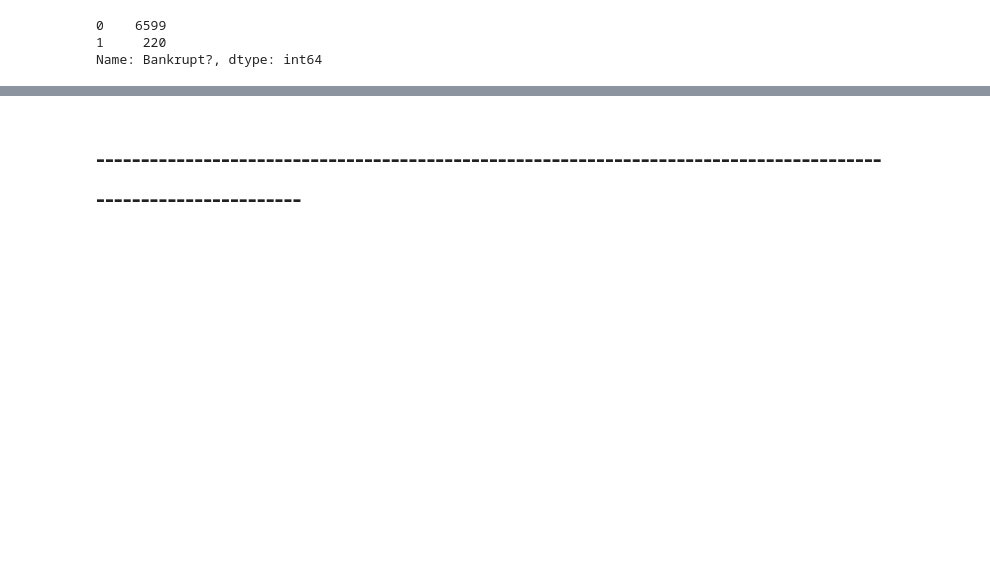
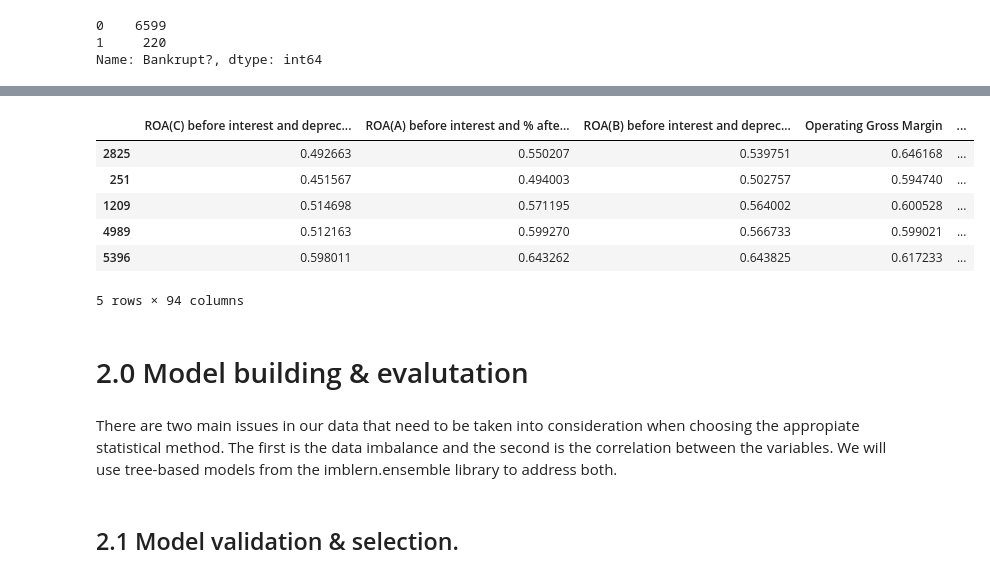
Before and after one commit to joelaniado/company-bankruptcy-prediction, a Jupyter notebook: company-bankruptcy-prediction.ipynb, the cells around one changed output, grey strips where cells are left out. Drawn from its saved outputs; the diff is of its cells as text; code cells hidden in the pictures; blank space fills up the shorter version.

```diff
--- a/company-bankruptcy-prediction.ipynb
+++ b/company-bankruptcy-prediction.ipynb
@@ -129,8 +161,22 @@ Name: Bankrupt?, dtype: int64
 # %%
+# Separate dependent variable and split data before transformation.
 X, y = new_df.loc[:,new_df.columns != 'Bankrupt?'], new_df['Bankrupt?']
 X_train, X_test, y_train, y_test = train_test_split(X,y, random_state=seed)
+X_train.head()
+# %% [output]
+|  | ROA(C) before interest and deprec... | ROA(A) before interest and % afte... | ROA(B) before interest and deprec... | Operating Gross Margin | ... |
+| 2825 | 0.492663 | 0.550207 | 0.539751 | 0.646168 | ... |
+| 251 | 0.451567 | 0.494003 | 0.502757 | 0.594740 | ... |
+| 1209 | 0.514698 | 0.571195 | 0.564002 | 0.600528 | ... |
+| 4989 | 0.512163 | 0.599270 | 0.566733 | 0.599021 | ... |
+| 5396 | 0.598011 | 0.643262 | 0.643825 | 0.617233 | ... |
+5 rows × 94 columns
 # %% [markdown]
-# ---------------------------------------------------------------------------------------------------------------
+# 2.0 Model building & evalutation
+# %% [markdown]
+There are two main issues in our data that need to be taken into consideration when choosing the appropiate statistical method. The first is the data imbalance and the second is the correlation between the variables. We will use tree-based models from the imblern.ensemble library to address both.
+# %% [markdown]
+## 2.1 Model validation & selection.
 # %%
 from sklearn.model_selection import cross_val_score
 from sklearn.model_selection import RepeatedStratifiedKFold
```
Also changed, not shown: parts of 44 cells of this notebook.
